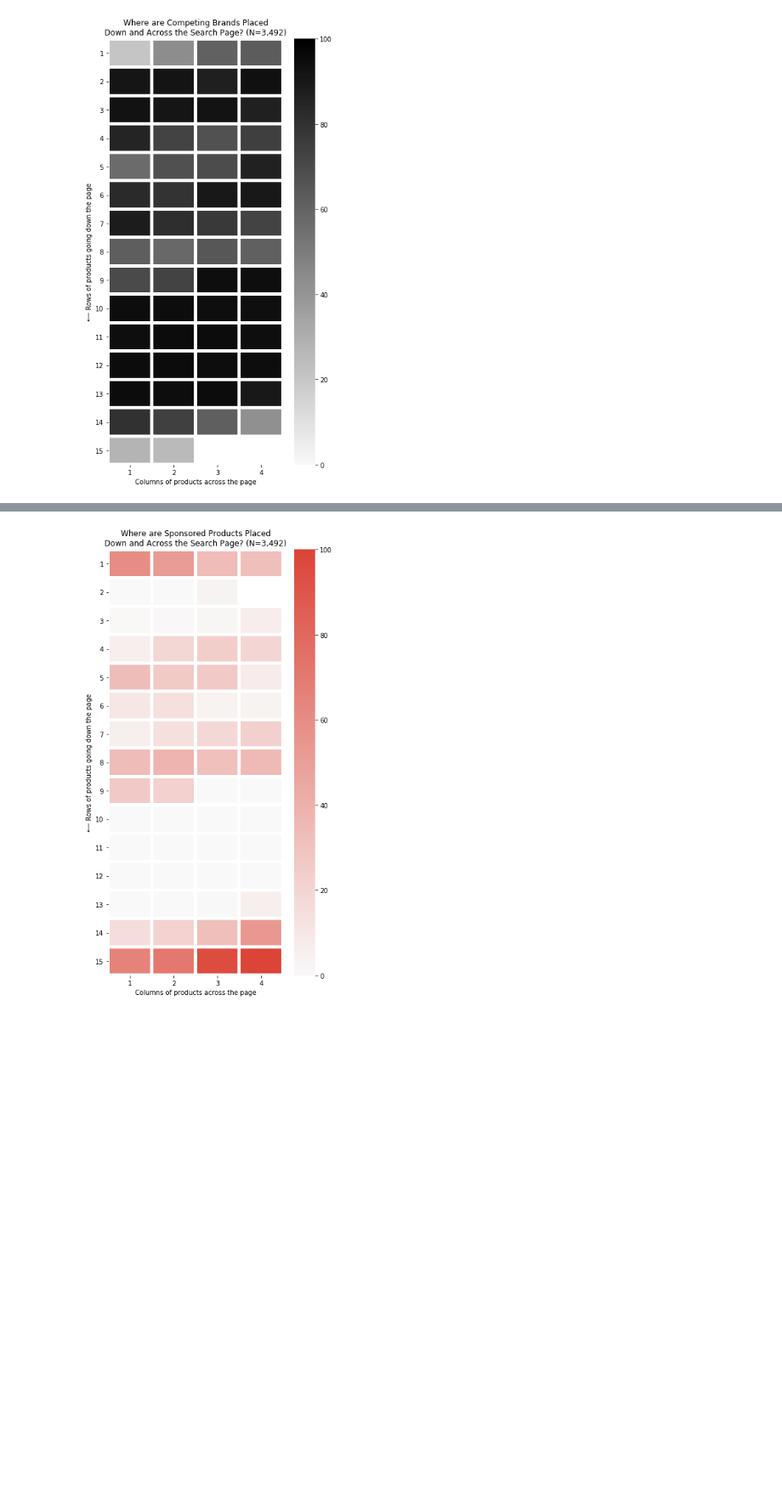
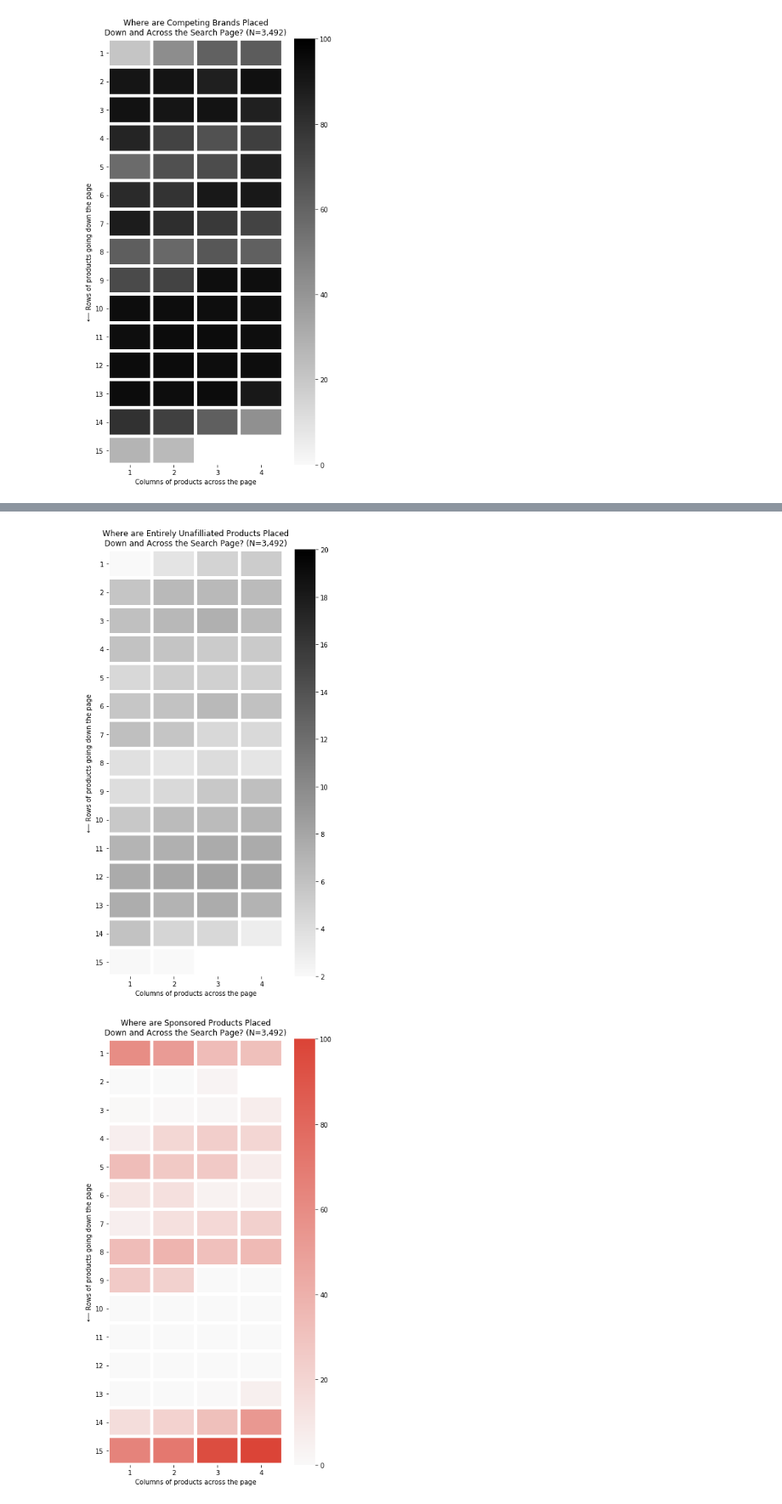
Before and after one commit to the-markup/investigation-amazon-brands, a Jupyter notebook: notebooks/1-data-analysis-search-results.ipynb, the cells around one changed output, grey strips where cells are left out. Shown at 85% size. Cells and saved outputs as stored; diff of their text form; code cells hidden in the pictures; blank space fills up the shorter version.

```diff
--- a/notebooks/1-data-analysis-search-results.ipynb
+++ b/notebooks/1-data-analysis-search-results.ipynb
@@ -432,3 +417,13 @@ fig.savefig(fig5b)
+# %%
+fig = heatmap(
+    df_non_amazon_, control,
+    cmap = LinearSegmentedColormap.from_list(None, ['#f9f9f9', 'black']),
+    title=f"Where are Entirely Unafilliated Products Placed\nDown and Across the Search Page? (N={n_samples:,})",
+    vmin=2, vmax=20
+)
+fig.savefig(fig3b)
+# %% [output]
+[figure, added]
 # %%
 fig = heatmap(
     df_s, control,
```
Also changed, not shown: parts of 29 cells of this notebook, 8 other files.
